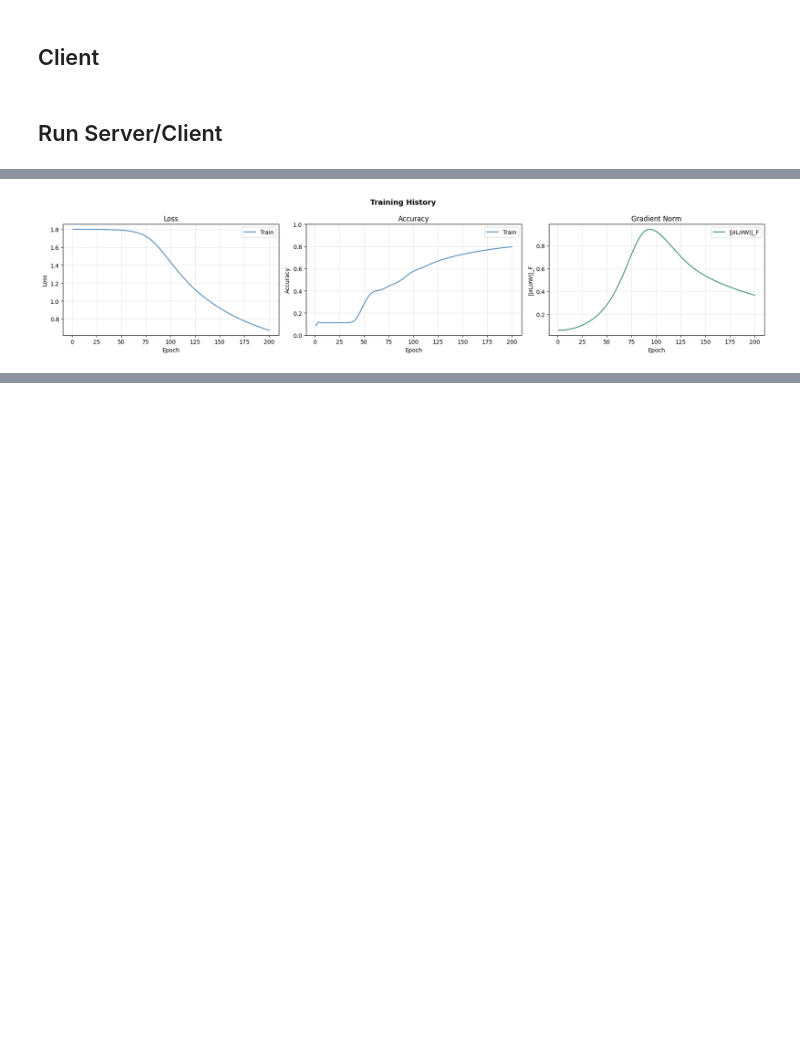
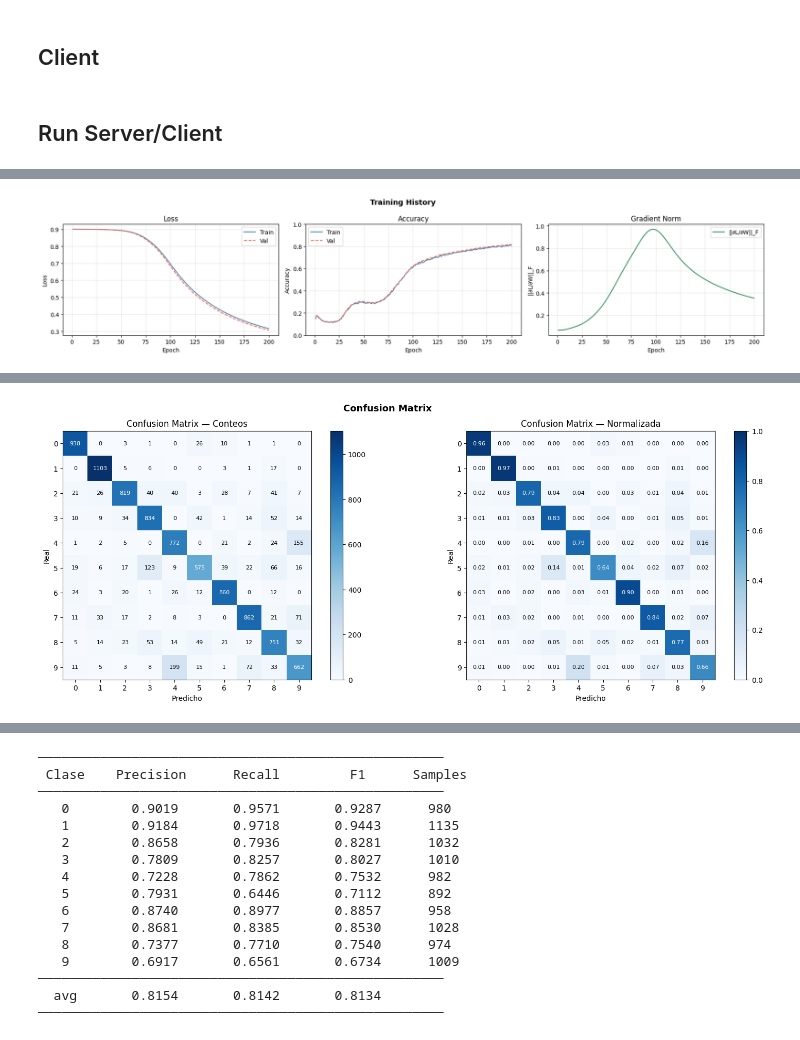
Before and after one commit to User281167/Clase-Cliente-servidor, a Jupyter notebook: mnist/mnist_network.ipynb, the cells around one changed output, grey strips where cells are left out. Saved outputs shown, nothing was run; the diff lists cells and outputs as text; code cells hidden in the pictures; blank space fills up the shorter version.

```diff
--- a/mnist/mnist_network.ipynb
+++ b/mnist/mnist_network.ipynb
@@ -3365,9 +3488,19 @@ net.add(Dense(10,  10, Softmax(), RandomNormal(0.01)))
 
 strategy = ServerGradientAvgStrategy(batch_size=60000, min_workers=1)
 strategy.start_server(port=9999)
-model = Model(net, MeanSquaredError(), SGD(0.05), strategy=strategy)
-history = model.fit(X_train, y_train, epochs=200, verbose_epoch=25)
-history.plot()
 
-strategy.stop_server()
+try:
+    model = Model(net, MeanSquaredError(), SGD(0.05), strategy=strategy)
+    history = model.fit(X_train, y_train, epochs=200, verbose_epoch=25,
+        X_val=X_test,
+        y_val=y_test,
+    )
+    history.plot()
+    model.evaluate(X_test, y_test)
+    model.confusion_matrix(X_test, y_test)
+    model.classification_report(X_test, y_test)
+except Exception as e:
+    print(e)
+finally:
+    strategy.stop_server()
 # %% [output]
@@ -3387 +3520 @@ Epoch  200/200 [████████████████████] lo
-[figure, old version]
+[figure, new version]
@@ -3388,0 +3522 @@ Epoch  200/200 [████████████████████] lo
+[figure, added]
@@ -3388,0 +3524,16 @@ Epoch  200/200 [████████████████████] lo
+────────────────────────────────────────────────────
+ Clase    Precision      Recall         F1      Samples
+────────────────────────────────────────────────────
+   0        0.9019       0.9571       0.9287      980
+   1        0.9184       0.9718       0.9443      1135
+   2        0.8658       0.7936       0.8281      1032
+   3        0.7809       0.8257       0.8027      1010
+   4        0.7228       0.7862       0.7532      982
+   5        0.7931       0.6446       0.7112      892
+   6        0.8740       0.8977       0.8857      958
+   7        0.8681       0.8385       0.8530      1028
+   8        0.7377       0.7710       0.7540      974
+   9        0.6917       0.6561       0.6734      1009
+────────────────────────────────────────────────────
+  avg       0.8154       0.8142       0.8134
+────────────────────────────────────────────────────
```
Also changed, not shown: parts of 16 cells of this notebook.
